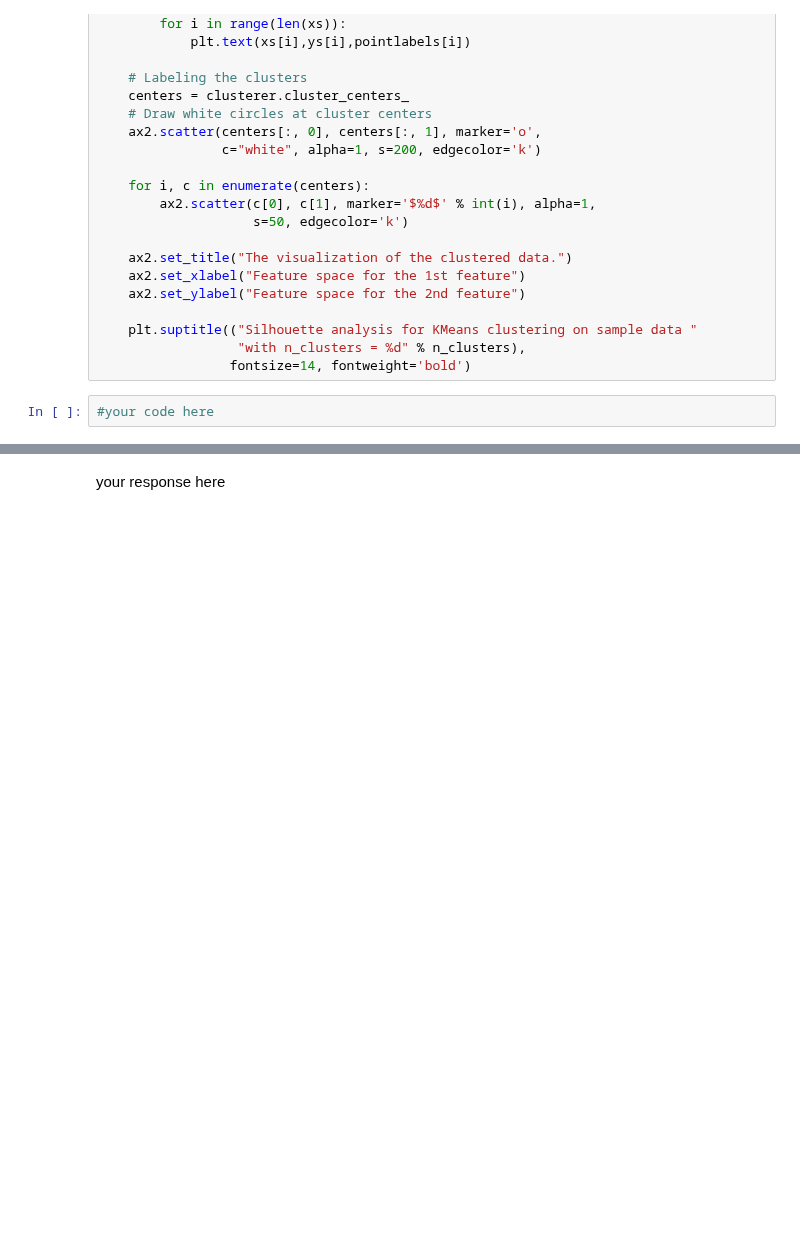
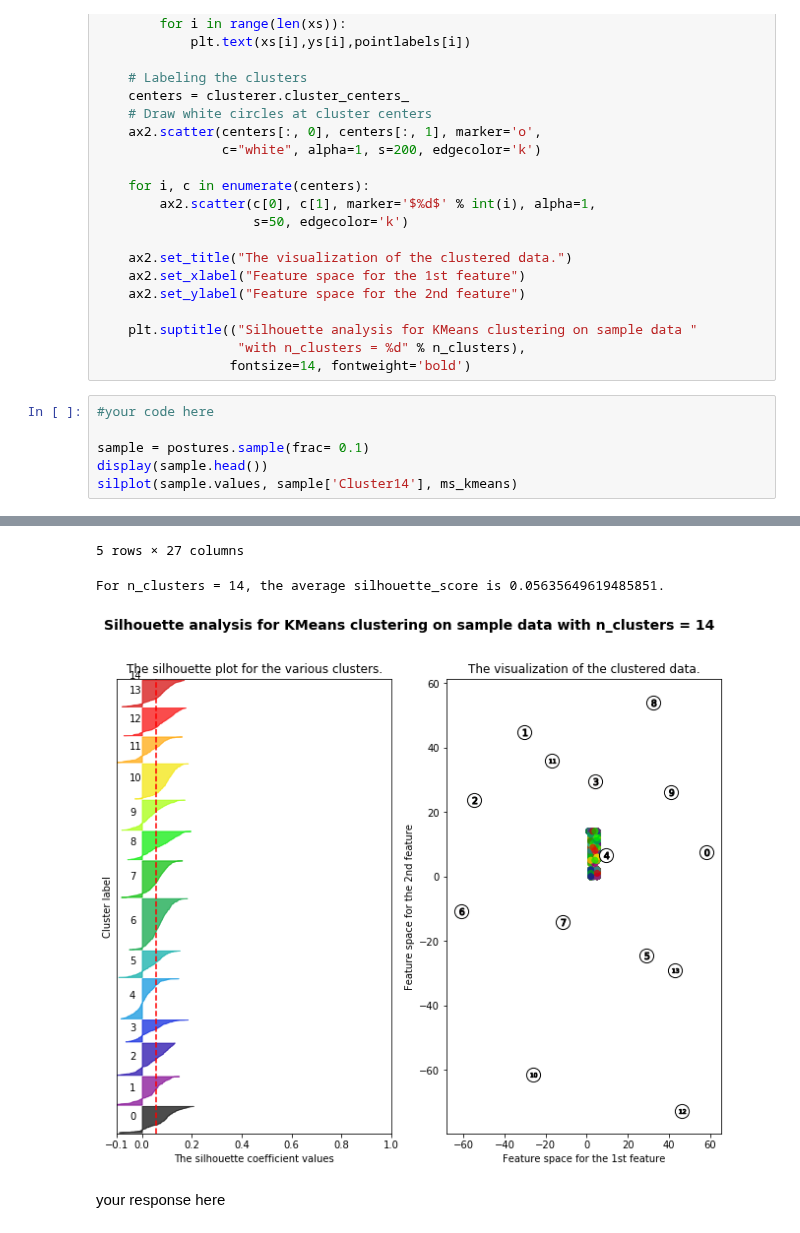
Before and after one commit to jackxxu/2020-CS109B, a Jupyter notebook: content/homeworks/hw02/notebook/cs109b_hw2.ipynb, the cells around one changed output, grey strips where cells are left out. Saved outputs shown, nothing was run; the diff lists cells and outputs as text; blank space fills up the shorter version.

```diff
--- a/content/homeworks/hw02/notebook/cs109b_hw2.ipynb
+++ b/content/homeworks/hw02/notebook/cs109b_hw2.ipynb
@@ -306,5 +305,10 @@ def silplot(X, cluster_labels, clusterer, pointlabels=None):
     plt.suptitle(("Silhouette analysis for KMeans clustering on sample data "
                   "with n_clusters = %d" % n_clusters),
                  fontsize=14, fontweight='bold')
-# %%
-#your code here
+# %%
+#your code here
+
+sample = postures.sample(frac= 0.1)
+display(sample.head())
+silplot(sample.values, sample['Cluster14'], ms_kmeans)
+# %% [output]
@@ -311,3 +321,6 @@ def silplot(X, cluster_labels, clusterer, pointlabels=None):
+5 rows × 27 columns
+For n_clusters = 14, the average silhouette_score is 0.05635649619485851.
+[figure, added]
 # %% [markdown]
 your response here
 # %% [markdown]
```
Also changed, not shown: parts of 4 cells of this notebook.
